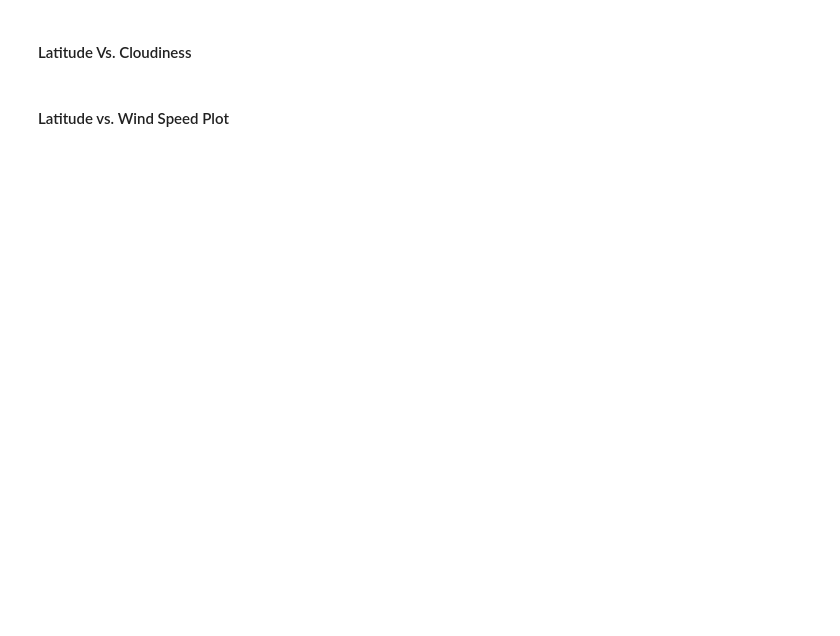
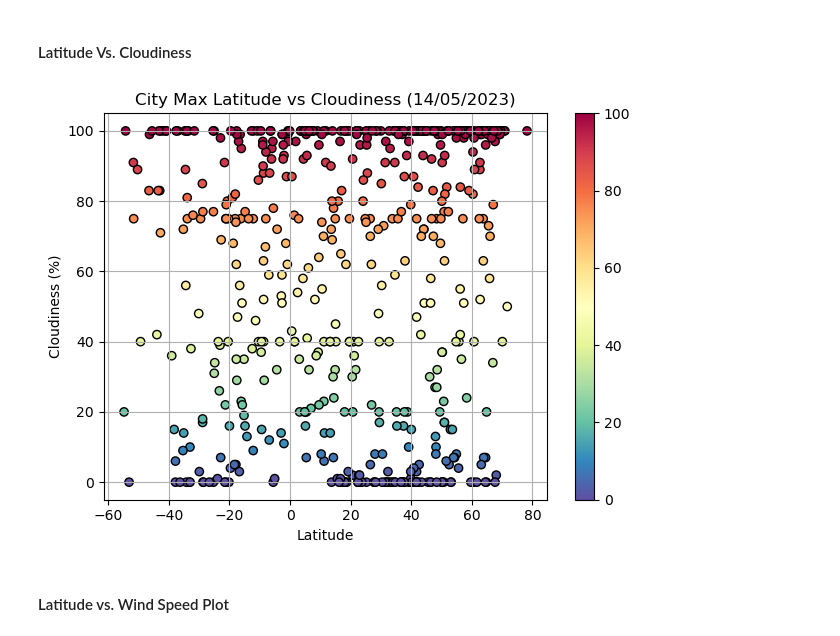
Before and after one commit to wickedwes78/python_api_challenge, a Jupyter notebook: WeatherPy/WeatherPy.ipynb, the cells around one changed output. Cells and saved outputs as stored; diff of their text form; code cells hidden in the pictures; blank space fills up the shorter version.

```diff
--- a/WeatherPy/WeatherPy.ipynb
+++ b/WeatherPy/WeatherPy.ipynb
@@ -178,19 +241,23 @@ plt.show()
 #### Latitude Vs. Cloudiness
 # %%
 # Build the scatter plots for latitude vs. cloudiness
-plt.scatter(city_data_df["Lat"],city_data_df["Cloudiness"],marker ="o", facecolors = "blue", edgecolors ="black")
+plt.scatter(city_data_df["Lat"],city_data_df["Cloudiness"],marker ="o", c = city_data_df["Cloudiness"], edgecolors ="black",cmap = "Spectral_r")
 
 # Incorporate the other graph properties
-plt.title(f"City Max Latitude vs Cloudiness ({date.strftime('%d-%m-%Y')})")
+plt.title(f"City Max Latitude vs Cloudiness ({date})")
 plt.xlabel("Latitude")
 plt.ylabel("Cloudiness (%)")
 plt.grid(True)
+plt.colorbar()
+plt.tight_layout()
 
 # Save the figure
 plt.savefig("..\output_data/Fig3.png")
 
 # Show plot
 plt.show()
+# %% [output]
+[figure, added]
 # %% [markdown]
 #### Latitude vs. Wind Speed Plot
 # %%
```
Also changed, not shown: parts of 24 cells of this notebook, 14 other files.
